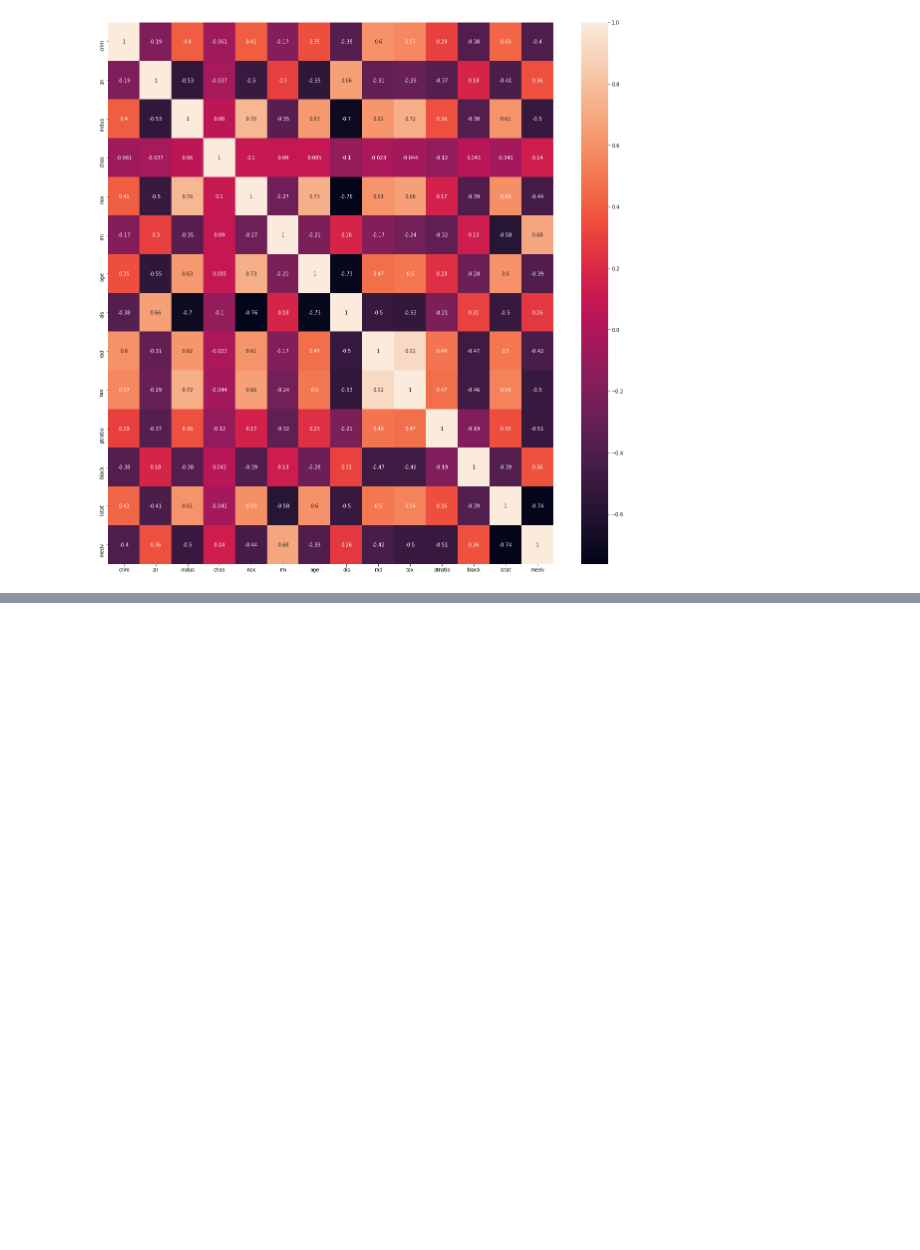
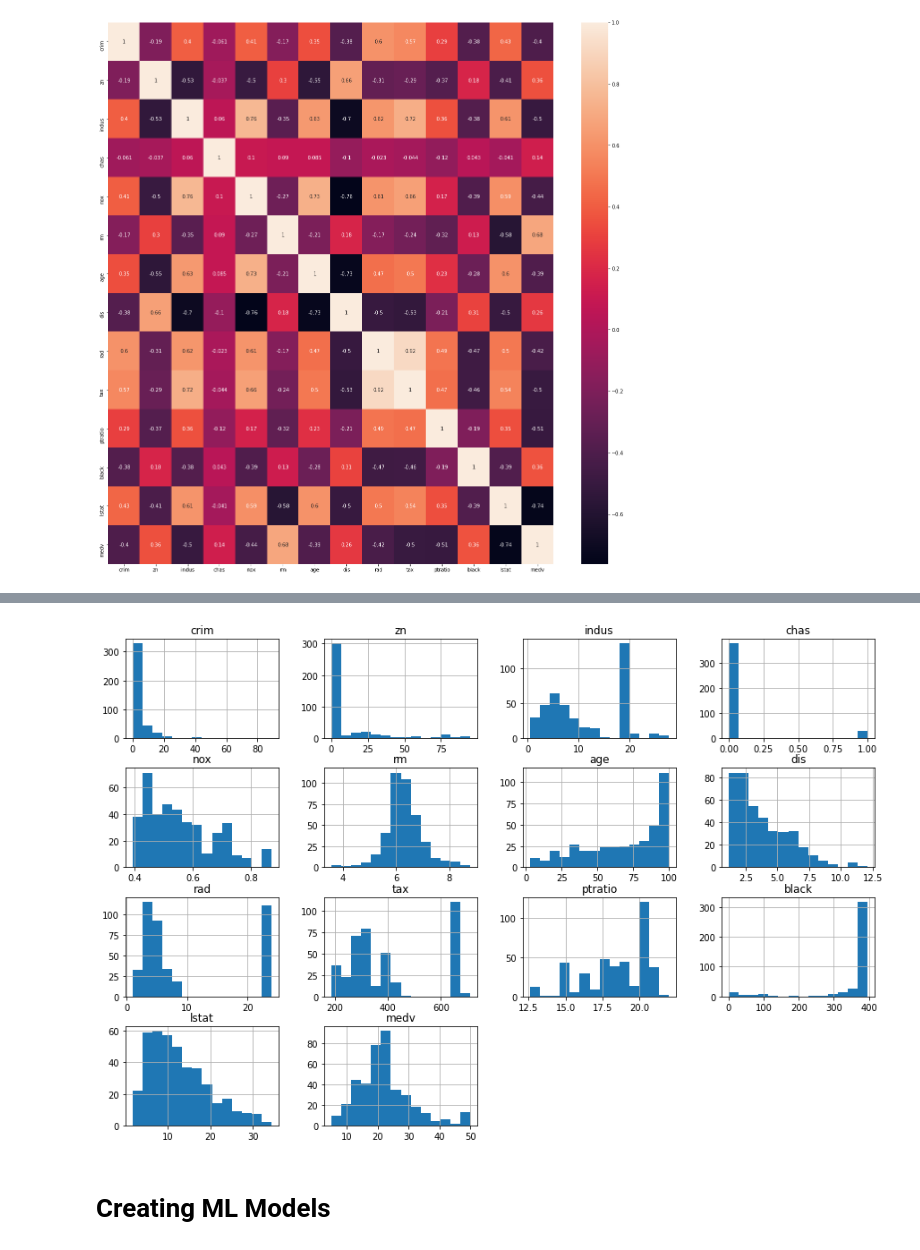
Before and after one commit to PeriAdan/Boston-Data-Sale-Prediction, a Jupyter notebook: Project2.ipynb, the cells around one changed output, grey strips where cells are left out. Cells and saved outputs as stored; diff of their text form; code cells hidden in the pictures; blank space fills up the shorter version.

```diff
--- a/Project2.ipynb
+++ b/Project2.ipynb
@@ -125,0 +132,10 @@ sns.heatmap(df.corr(), annot=True)
+# %%
+num_bins = 14
+
+df.hist(bins=num_bins, figsize=(15,10))
+plt.savefig("df_histogram_plots")
+plt.show()
+# %% [output]
+[figure, added]
+# %% [markdown]
+# **Creating ML Models**
```
Also changed, not shown: parts of 2 cells of this notebook.
